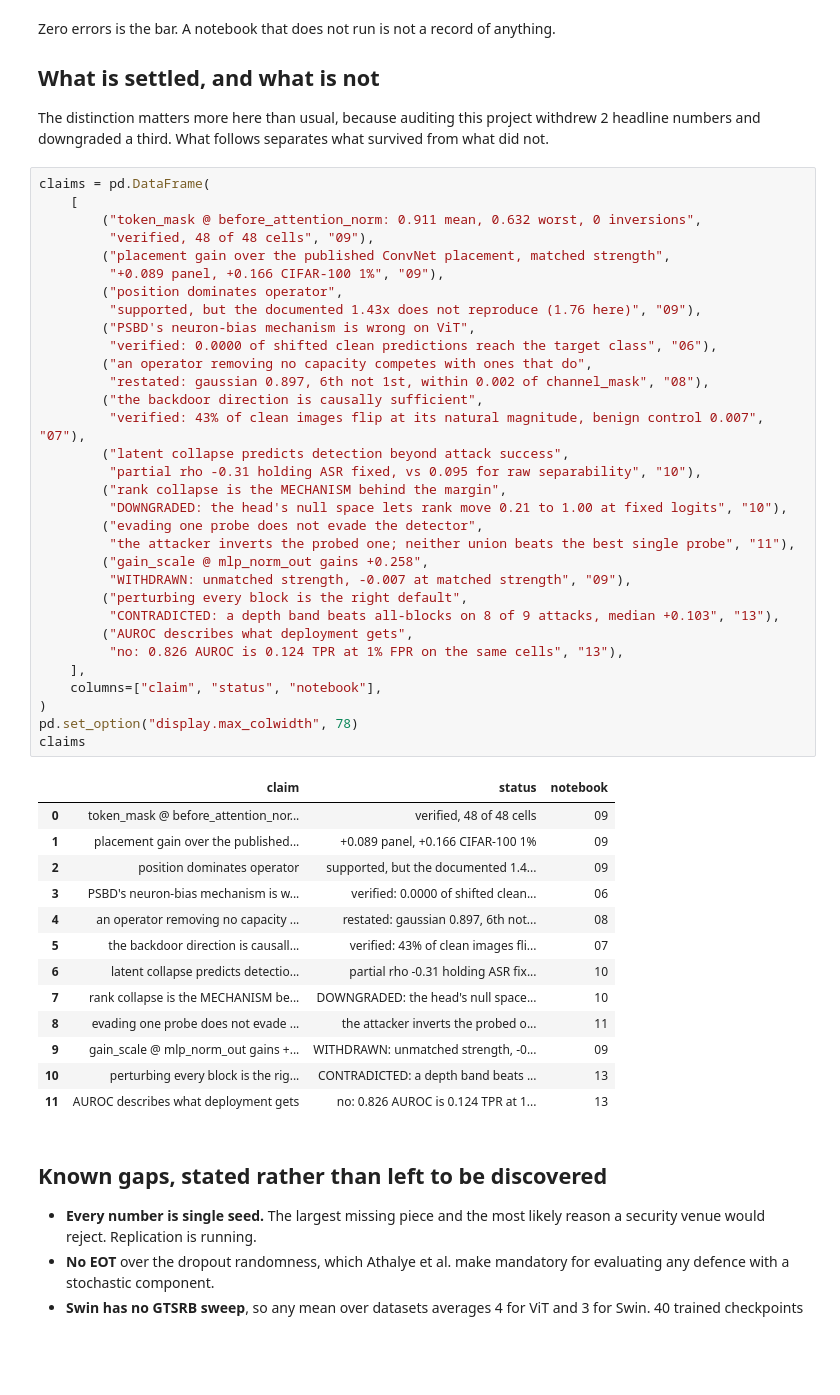
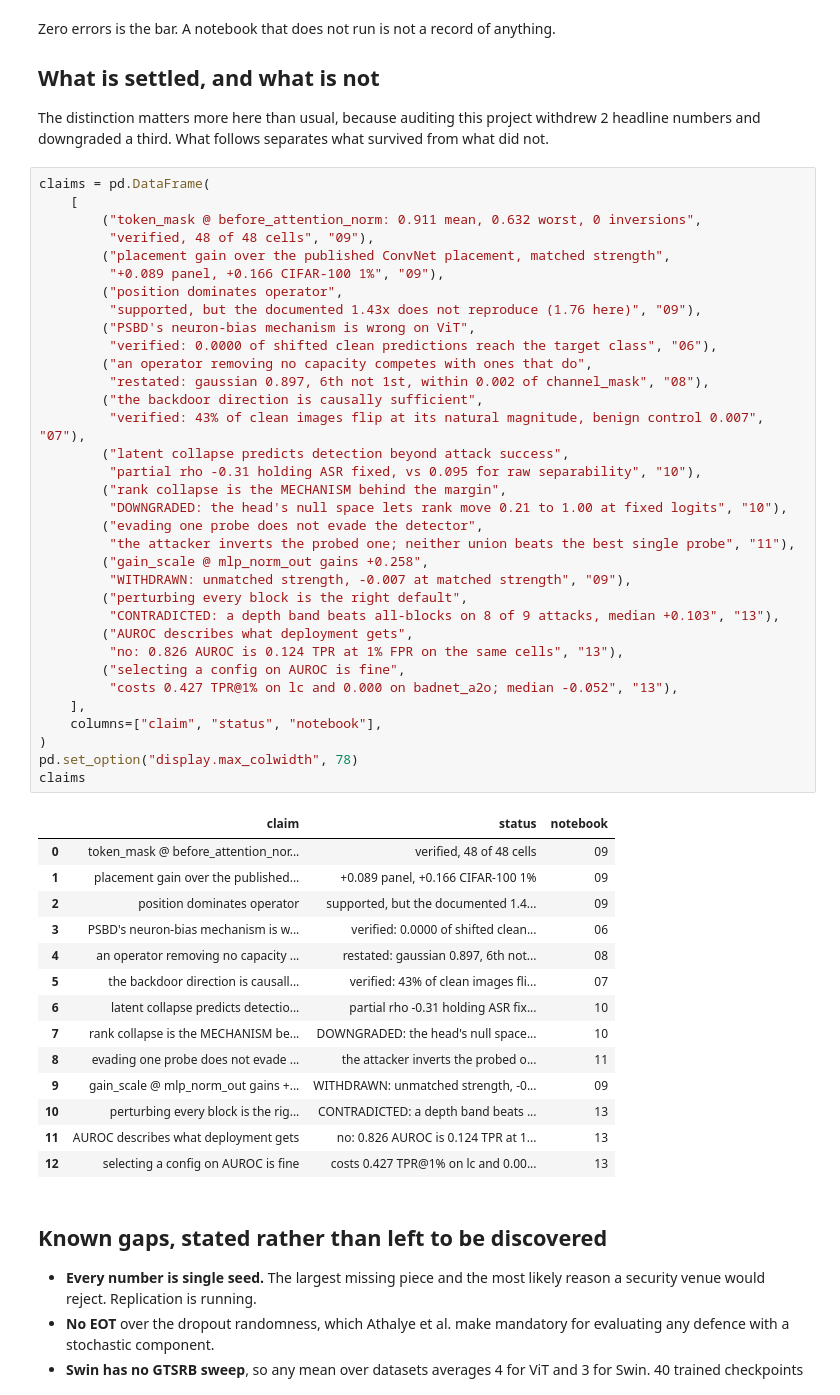
Before and after one commit to PjotrVr/psbd-transformer, a Jupyter notebook: notebooks/00-start-here.ipynb, the cells around one changed output. Drawn from its saved outputs; the diff is of its cells as text; blank space fills up the shorter version.

```diff
--- a/notebooks/00-start-here.ipynb
+++ b/notebooks/00-start-here.ipynb
@@ -133,33 +133,36 @@ claims = pd.DataFrame(
          "partial rho -0.31 holding ASR fixed, vs 0.095 for raw separability", "10"),
         ("rank collapse is the MECHANISM behind the margin",
          "DOWNGRADED: the head's null space lets rank move 0.21 to 1.00 at fixed logits", "10"),
         ("evading one probe does not evade the detector",
          "the attacker inverts the probed one; neither union beats the best single probe", "11"),
         ("gain_scale @ mlp_norm_out gains +0.258",
          "WITHDRAWN: unmatched strength, -0.007 at matched strength", "09"),
         ("perturbing every block is the right default",
          "CONTRADICTED: a depth band beats all-blocks on 8 of 9 attacks, median +0.103", "13"),
         ("AUROC describes what deployment gets",
          "no: 0.826 AUROC is 0.124 TPR at 1% FPR on the same cells", "13"),
+        ("selecting a config on AUROC is fine",
+         "costs 0.427 TPR@1% on lc and 0.000 on badnet_a2o; median -0.052", "13"),
     ],
     columns=["claim", "status", "notebook"],
 )
 pd.set_option("display.max_colwidth", 78)
 claims
 # %% [output]
 |  | claim | status | notebook |
 | 0 | token_mask @ before_attention_nor... | verified, 48 of 48 cells | 09 |
 | 1 | placement gain over the published... | +0.089 panel, +0.166 CIFAR-100 1% | 09 |
 | 2 | position dominates operator | supported, but the documented 1.4... | 09 |
 | 3 | PSBD's neuron-bias mechanism is w... | verified: 0.0000 of shifted clean... | 06 |
 | 4 | an operator removing no capacity ... | restated: gaussian 0.897, 6th not... | 08 |
 | 5 | the backdoor direction is causall... | verified: 43% of clean images fli... | 07 |
 | 6 | latent collapse predicts detectio... | partial rho -0.31 holding ASR fix... | 10 |
 | 7 | rank collapse is the MECHANISM be... | DOWNGRADED: the head's null space... | 10 |
 | 8 | evading one probe does not evade ... | the attacker inverts the probed o... | 11 |
 | 9 | gain_scale @ mlp_norm_out gains +... | WITHDRAWN: unmatched strength, -0... | 09 |
 | 10 | perturbing every block is the rig... | CONTRADICTED: a depth band beats ... | 13 |
 | 11 | AUROC describes what deployment gets | no: 0.826 AUROC is 0.124 TPR at 1... | 13 |
+| 12 | selecting a config on AUROC is fine | costs 0.427 TPR@1% on lc and 0.00... | 13 |
 # %% [markdown]
 ## Known gaps, stated rather than left to be discovered
 
```
Also changed, not shown: parts of 1 cell of this notebook, 1 other file.
